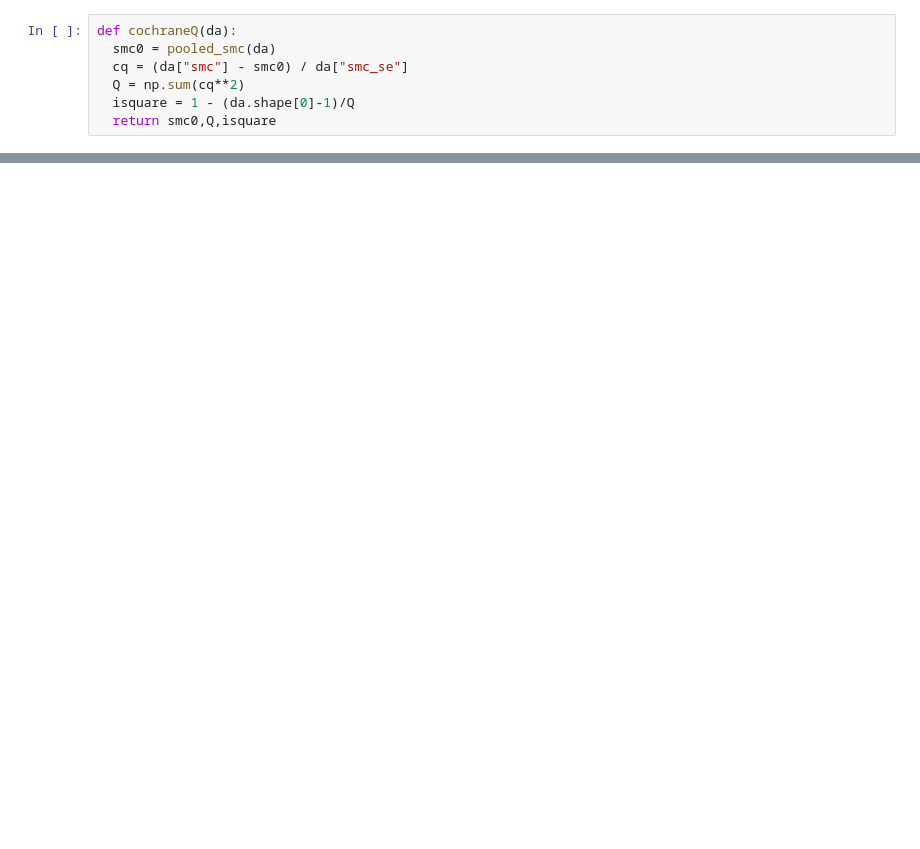
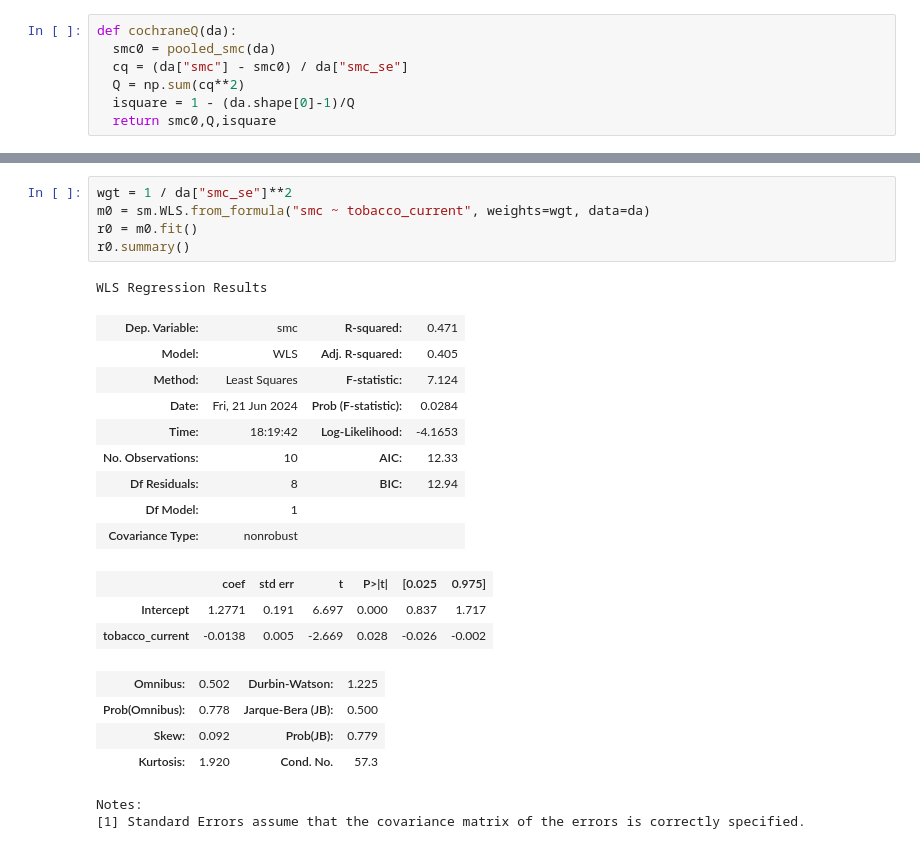
Before and after one commit to kshedden/workshops, a Jupyter notebook: dair3/meta/cannabis/dair_meta.ipynb, the cells around one changed output, grey strips where cells are left out. Saved outputs shown, nothing was run; the diff lists cells and outputs as text; blank space fills up the shorter version.

```diff
--- a/dair3/meta/cannabis/dair_meta.ipynb
+++ b/dair3/meta/cannabis/dair_meta.ipynb
@@ -275,0 +273,25 @@ isquare
+# %%
+wgt = 1 / da["smc_se"]**2
+m0 = sm.WLS.from_formula("smc ~ tobacco_current", weights=wgt, data=da)
+r0 = m0.fit()
+r0.summary()
+# %% [output]
+WLS Regression Results
+| Dep. Variable: | smc | R-squared: | 0.471 |
+| Model: | WLS | Adj. R-squared: | 0.405 |
+| Method: | Least Squares | F-statistic: | 7.124 |
+| Date: | Fri, 21 Jun 2024 | Prob (F-statistic): | 0.0284 |
+| Time: | 18:19:42 | Log-Likelihood: | -4.1653 |
+| No. Observations: | 10 | AIC: | 12.33 |
+| Df Residuals: | 8 | BIC: | 12.94 |
+| Df Model: | 1 |  |  |
+| Covariance Type: | nonrobust |  |  |
+|  | coef | std err | t | P>|t| | [0.025 | 0.975] |
+| Intercept | 1.2771 | 0.191 | 6.697 | 0.000 | 0.837 | 1.717 |
+| tobacco_current | -0.0138 | 0.005 | -2.669 | 0.028 | -0.026 | -0.002 |
+| Omnibus: | 0.502 | Durbin-Watson: | 1.225 |
+| Prob(Omnibus): | 0.778 | Jarque-Bera (JB): | 0.500 |
+| Skew: | 0.092 | Prob(JB): | 0.779 |
+| Kurtosis: | 1.920 | Cond. No. | 57.3 |
+Notes:
+[1] Standard Errors assume that the covariance matrix of the errors is correctly specified.
```
Also changed, not shown: parts of 30 cells of this notebook, 1 other file.
